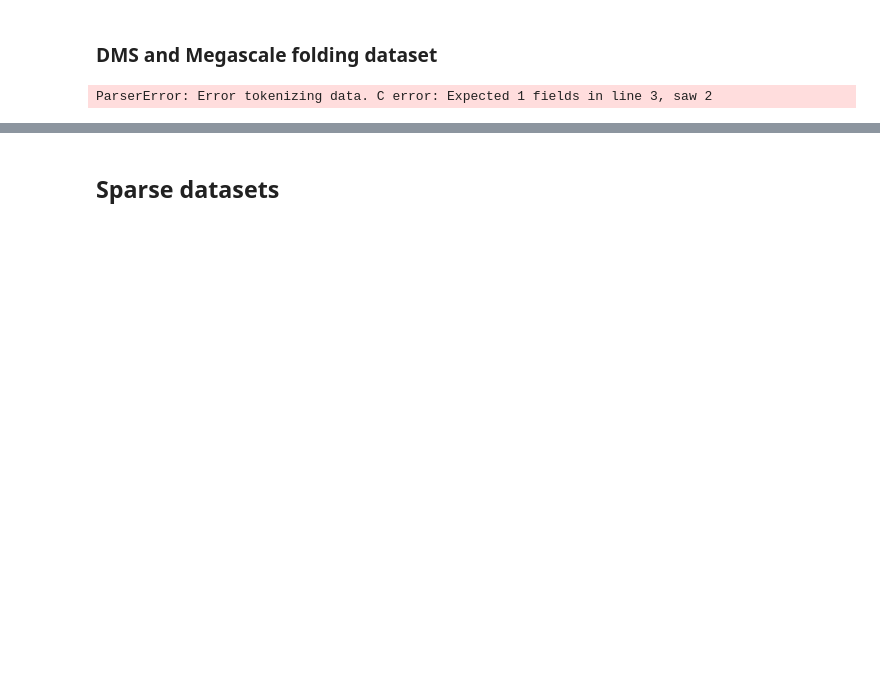
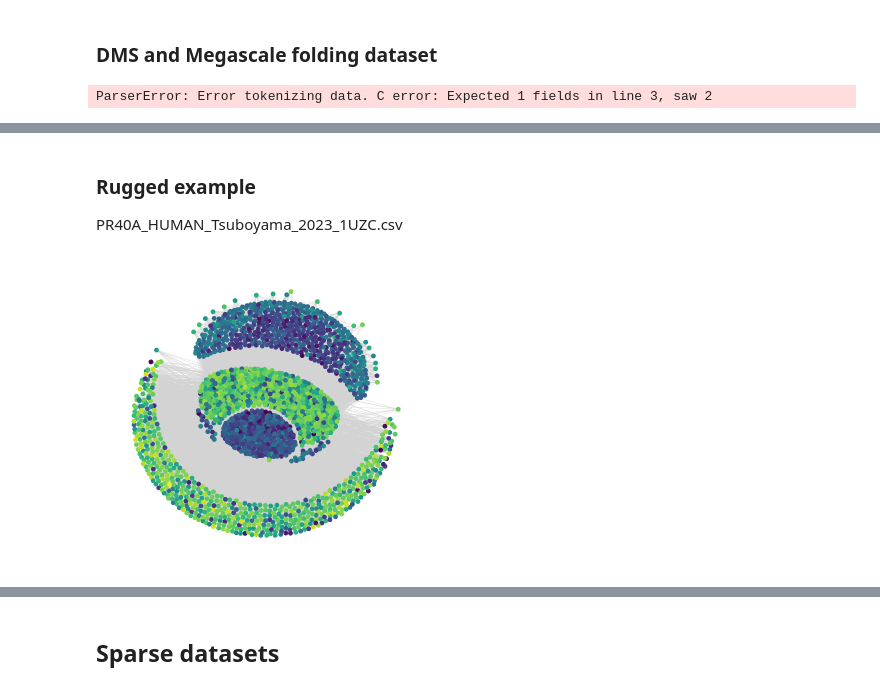
Before and after one commit to RSCJacksonLab/composition-of-constraints, a Jupyter notebook: figure_notebooks_rev/Figure_2.ipynb, the cells around one changed output, grey strips where cells are left out. Saved outputs shown, nothing was run; the diff lists cells and outputs as text; code cells hidden in the pictures; blank space fills up the shorter version.

Commit message:
Updated figure 2

```diff
--- a/figure_notebooks_rev/Figure_2.ipynb
+++ b/figure_notebooks_rev/Figure_2.ipynb
@@ -206,0 +239,60 @@ plt.show()
+# %% [markdown]
+### Rugged example
+PR40A_HUMAN_Tsuboyama_2023_1UZC.csv
+# %%
+df = pd.read_csv('../data_files/megascale_folding/PR40A_HUMAN_Tsuboyama_2023_1UZC.csv')
+
+sequences = [fl.BaseNumpySequence(sequence) for sequence in df['mutated_sequence']]
+fitness = np.array(df['DMS_score'])
+
+# Construct fitness landscape with Hamming graph for DMS data
+landscape = fl.FitnessLandscape.build(
+    sequences,
+    graph="hamming",
+)
+# %%
+G = landscape.graph
+
+edge_frac = 0.01
+seed = 0  # for reproducibility
+
+rng = np.random.default_rng(seed)
+all_edges = list(G.edges())
+
+n_keep = max(1, int(len(all_edges) * edge_frac))
+keep_idx = rng.choice(len(all_edges), size=n_keep, replace=False)
+edges_sub = [all_edges[i] for i in keep_idx]
+
+# Use a fixed layout so nodes/edges align
+# (spring_layout can be slow for large graphs; if G already has positions, use those)
+pos = nx.spring_layout(G, seed=seed, k=0.0005)
+
+fig, ax = plt.subplots(figsize=(3.5, 3.25))
+
+# Draw only sampled edges
+nx.draw_networkx_edges(
+    G,
+    pos=pos,
+    edgelist=edges_sub,
+    edge_color="#d3d3d3",
+    width=0.25,
+    ax=ax,
+)
+
+# Draw all nodes
+nx.draw_networkx_nodes(
+    G,
+    pos=pos,
+    node_size=6,
+    node_color=fitness,
+    cmap="viridis",
+    ax=ax,
+)
+
+ax.set_axis_off()
+
+plt.tight_layout()
+# plt.savefig('../figures/figure_2/DNJA1_HUMAN_Tsuboyama_2023_2LO1_rugged_example.pdf')
+plt.show()
+# %% [output]
+[figure, added]
```
Also changed, not shown: parts of 19 cells of this notebook.
